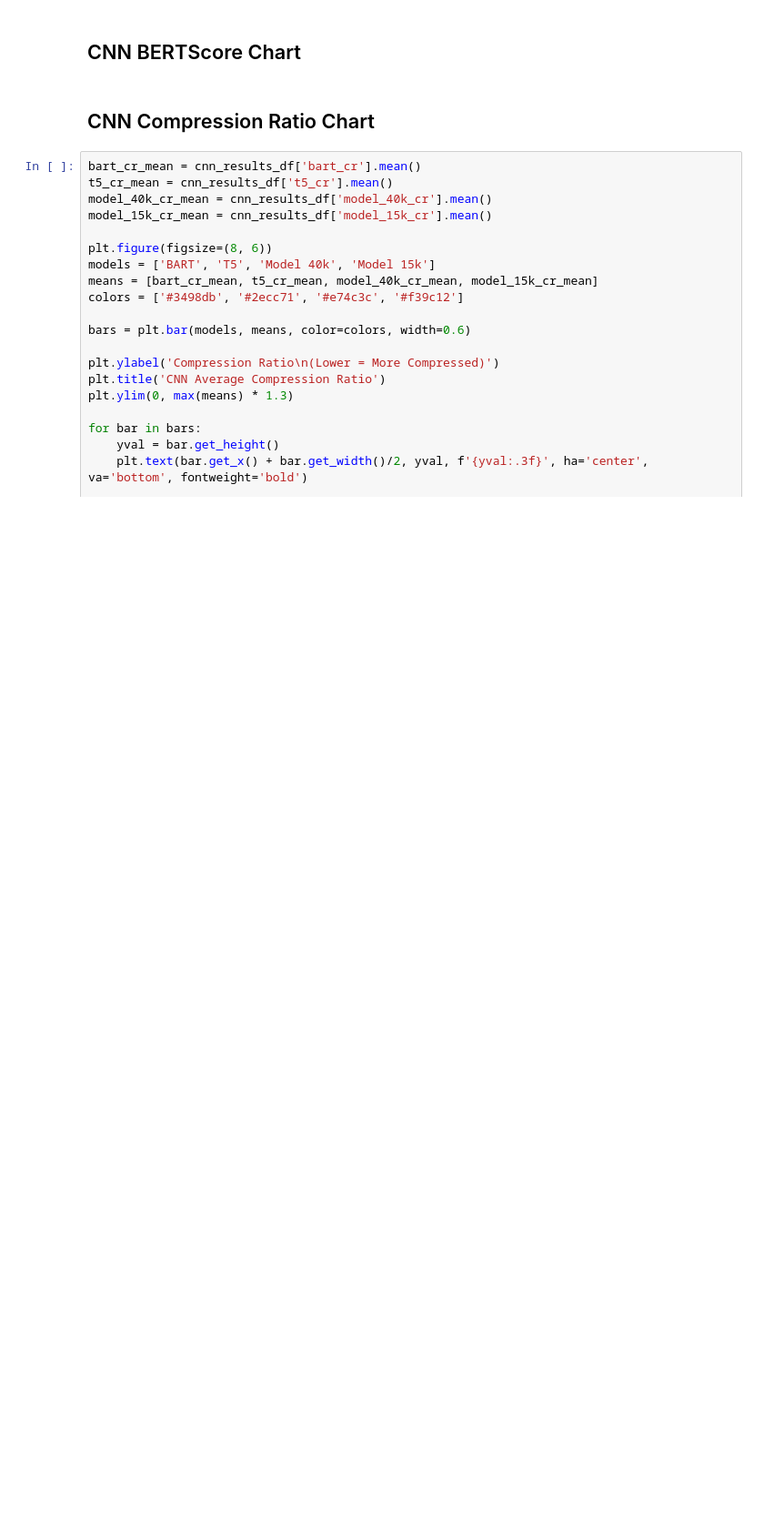
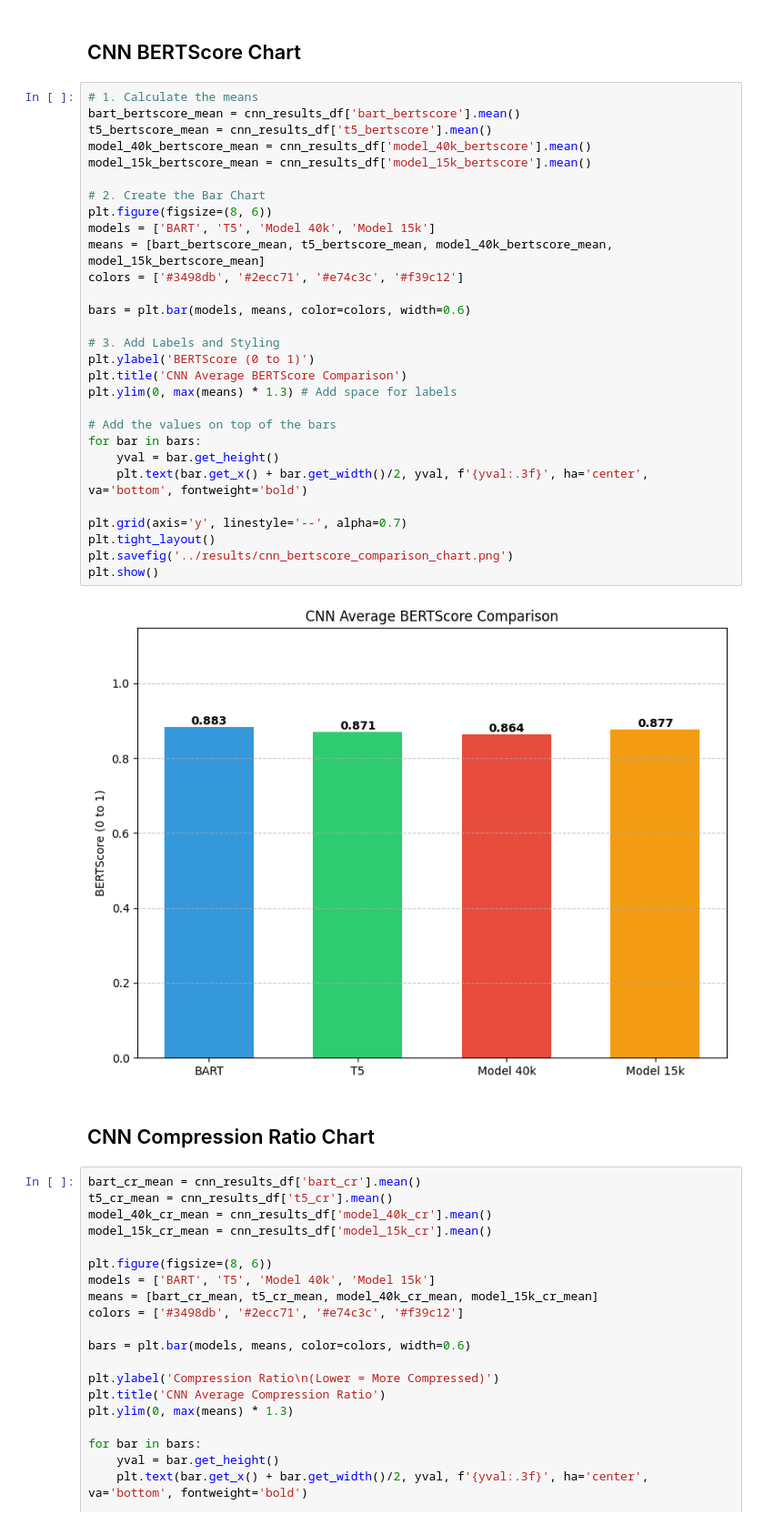
Before and after one commit to jalee29/CMPE-252-summary-project, a Jupyter notebook: experiments/result_graphs.ipynb, the cells around one changed output. Shown at 91% size. Saved outputs shown, nothing was run; the diff lists cells and outputs as text; blank space fills up the shorter version.

```diff
--- a/experiments/result_graphs.ipynb
+++ b/experiments/result_graphs.ipynb
@@ -323,5 +329,36 @@ plt.show()
 # %% [markdown]
 ## CNN BERTScore Chart
+# %%
+# 1. Calculate the means
+bart_bertscore_mean = cnn_results_df['bart_bertscore'].mean()
+t5_bertscore_mean = cnn_results_df['t5_bertscore'].mean()
+model_40k_bertscore_mean = cnn_results_df['model_40k_bertscore'].mean()
+model_15k_bertscore_mean = cnn_results_df['model_15k_bertscore'].mean()
+
+# 2. Create the Bar Chart
+plt.figure(figsize=(8, 6))
+models = ['BART', 'T5', 'Model 40k', 'Model 15k']
+means = [bart_bertscore_mean, t5_bertscore_mean, model_40k_bertscore_mean, model_15k_bertscore_mean]
+colors = ['#3498db', '#2ecc71', '#e74c3c', '#f39c12']
+
+bars = plt.bar(models, means, color=colors, width=0.6)
+
+# 3. Add Labels and Styling
+plt.ylabel('BERTScore (0 to 1)')
+plt.title('CNN Average BERTScore Comparison')
+plt.ylim(0, max(means) * 1.3) # Add space for labels
+
+# Add the values on top of the bars
+for bar in bars:
+    yval = bar.get_height()
+    plt.text(bar.get_x() + bar.get_width()/2, yval, f'{yval:.3f}', ha='center', va='bottom', fontweight='bold')
+
+plt.grid(axis='y', linestyle='--', alpha=0.7)
+plt.tight_layout()
+plt.savefig('../results/cnn_bertscore_comparison_chart.png')
+plt.show()
+# %% [output]
+[figure, added]
 # %% [markdown]
 ## CNN Compression Ratio Chart
 # %%
```
Also changed, not shown: parts of 12 cells of this notebook, 10 other files.
